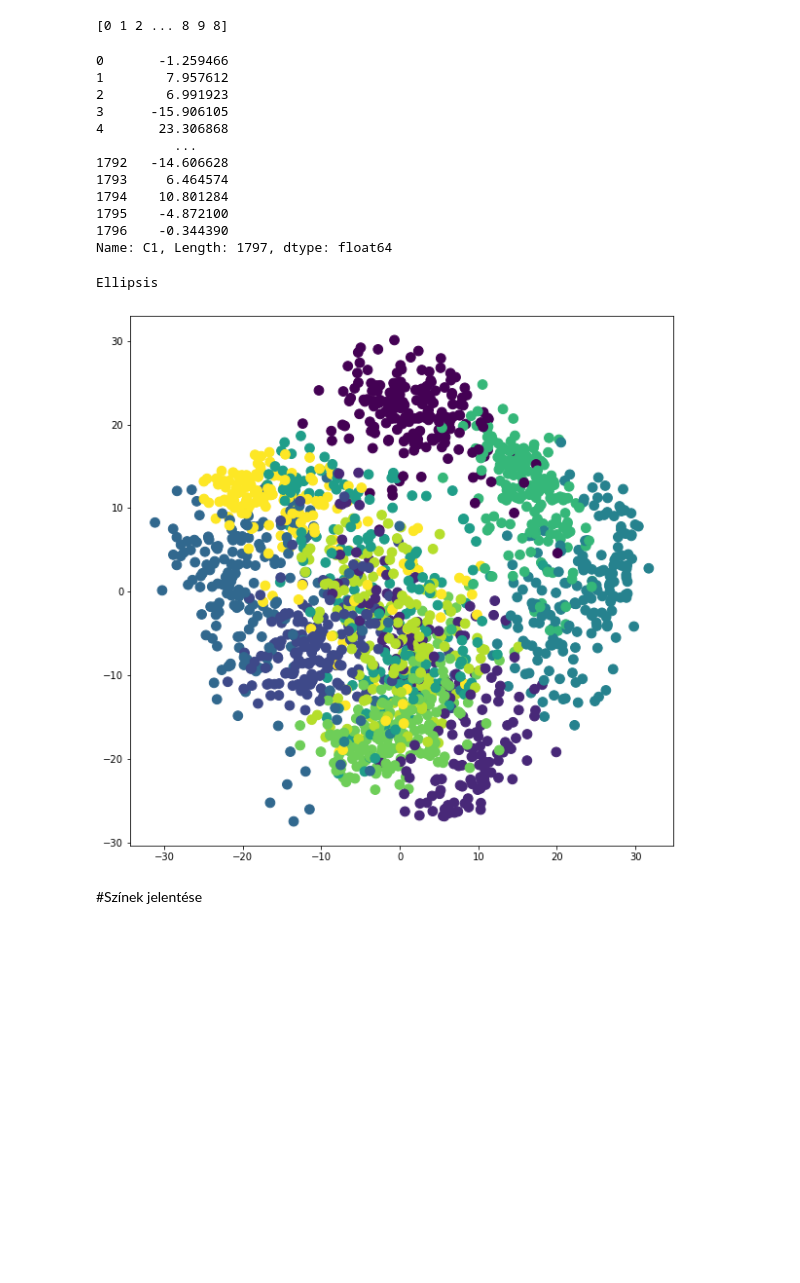
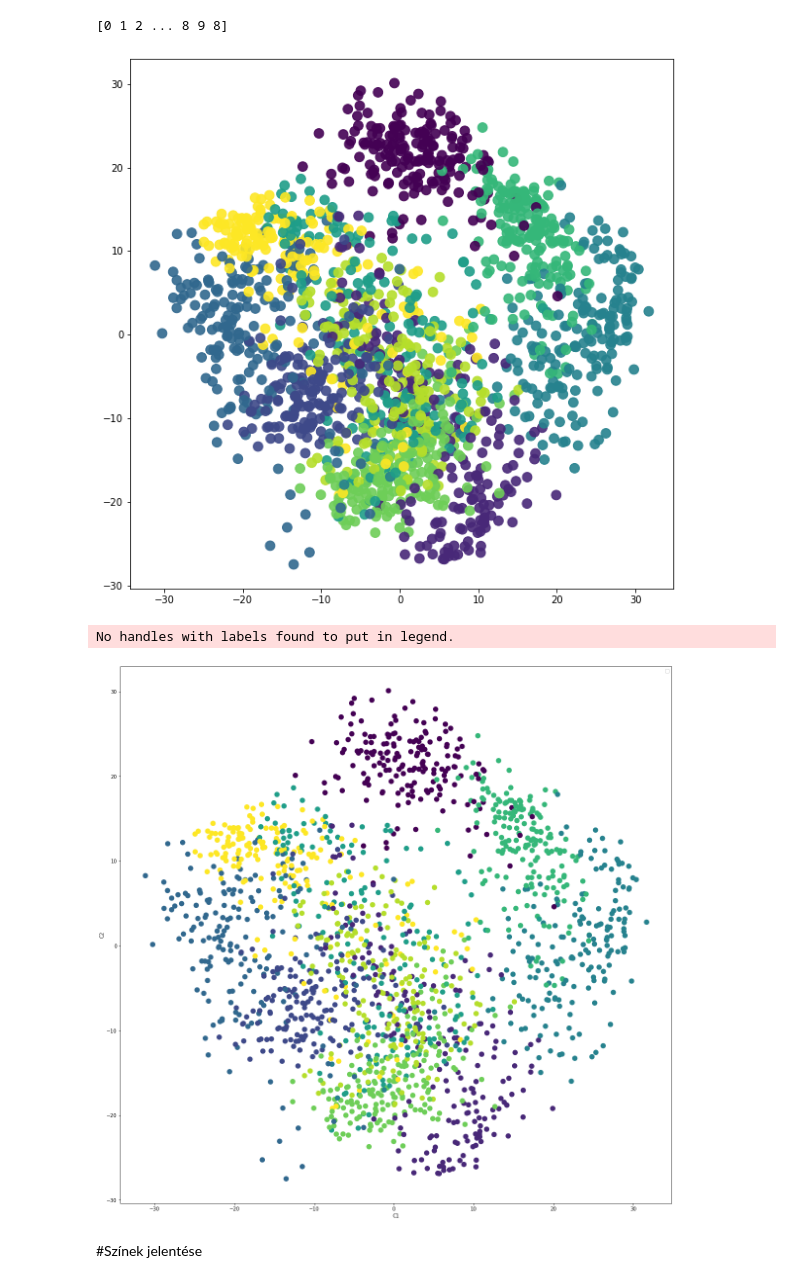
Before and after one commit to sipocz/Colab, a Jupyter notebook: Lineáris_transzformációk_handout.ipynb, the cells around one changed output. Saved outputs shown, nothing was run; the diff lists cells and outputs as text; code cells hidden in the pictures; blank space fills up the shorter version.

```diff
--- a/Lineáris_transzformációk_handout.ipynb
+++ b/Lineáris_transzformációk_handout.ipynb
@@ -611,35 +611,42 @@ print(y)
 # %%
 # Importáljuk be a pyplotot a matplotlib-ből plt néven!
 from matplotlib import pyplot as plt
 # Kezdjünk új ábrát a plt.figure segítségével!
 plt.figure(figsize=(10,10))
 # Készítsünk egy scatter plotot az a df_pca2 első és második dimenziójából,
 # ahol az adatok színét (c) az y adja meg.
-print(out["C1"])
-plt.scatter(out["C1"],out["C2"],s=95,c=y,)
+#print(out["C1"])
+plt.scatter(out["C1"],out["C2"],s=95,c=y,alpha=0.9)
 # A horizontális címke legyen 'PCA 1' (plt.xlabel).
-plt.xlabel="asfa"
+
 # A vertikális címke legyen 'PCA 2' (plt.ylabel).
 ...
 # Az ábra címe legyen 'Az Írisz dataset PCA projekciója'.
 ...
 # Jelenítsük meg az ábrát a plt.show segítségével!
-...
+
+
+plt.show()
+
+
+
+fig=plt.figure(figsize=(20,20))
+ax = fig.add_subplot(111)
+
+
+
+ax.scatter(out["C1"],out["C2"],s=95 , c=y, marker='o')
+
+ax.set_xlabel('C1')
+ax.set_ylabel('C2')
+
+#ax.contourf(out["C1"],out["C2"],y)
+ax.legend()
+fig.show()
 # %% [output]
+[figure]
-0       -1.259466
-1        7.957612
-2        6.991923
-3      -15.906105
-4       23.306868
-          ...
-1792   -14.606628
-1793     6.464574
-1794    10.801284
-1795    -4.872100
-1796    -0.344390
-Name: C1, Length: 1797, dtype: float64
+No handles with labels found to put in legend.
-Ellipsis
-[figure]
+[figure, added]
 # %% [markdown]
 #Színek jelentése
 # %%
```
Also changed, not shown: parts of 4 cells of this notebook.
